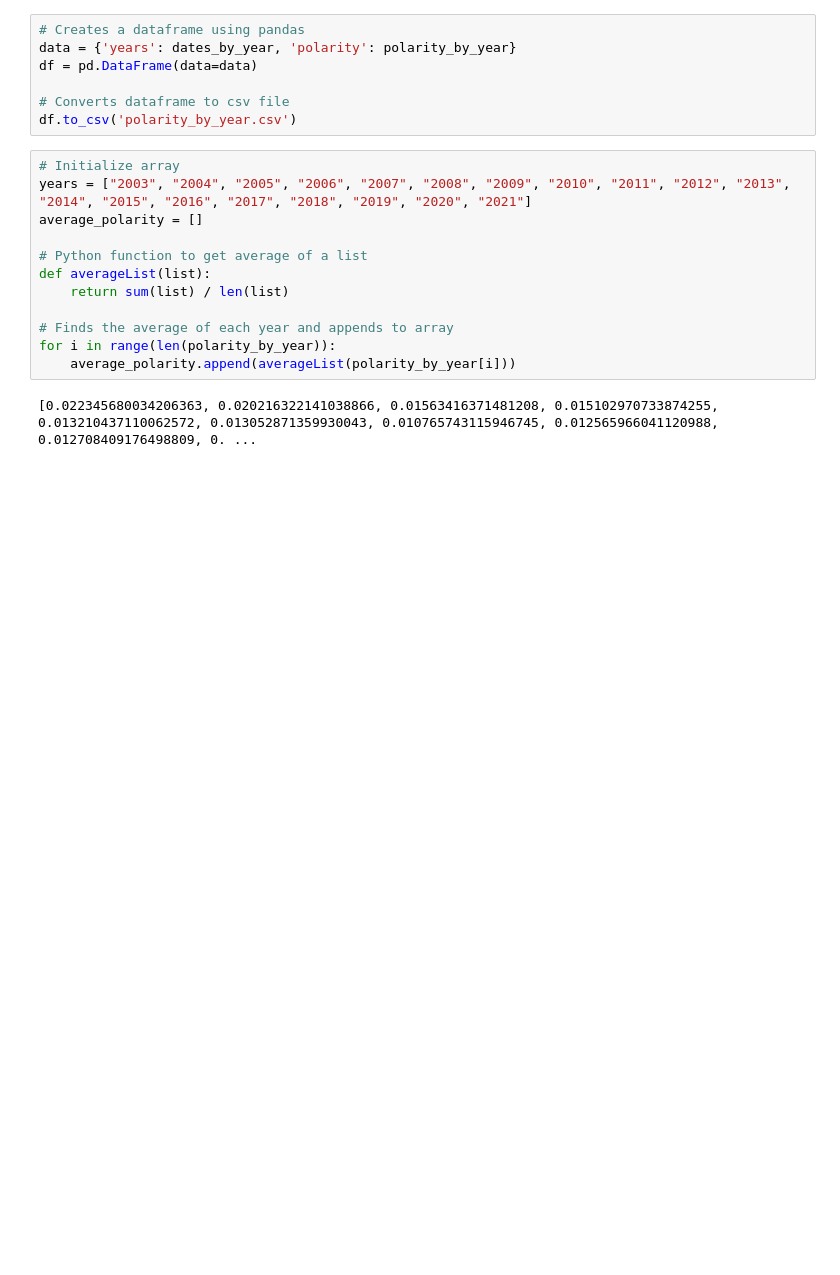
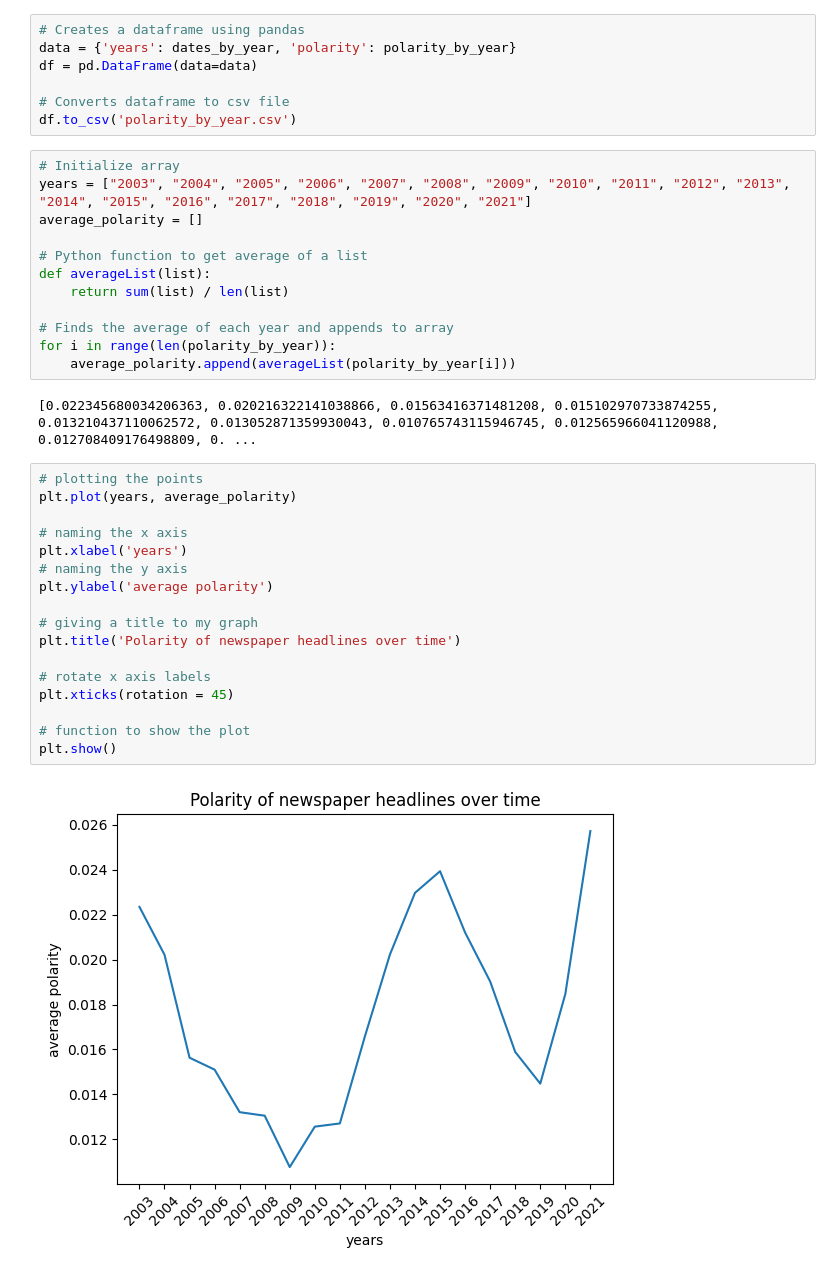
Before and after one commit to TejasTadikonda04/news-headlines, a Jupyter notebook: pre-trained/pre-trained-model.ipynb, the cells around one changed output. Saved outputs shown, nothing was run; the diff lists cells and outputs as text; blank space fills up the shorter version.

Commit message:
plotted yearly  average for pre trained model

```diff
--- a/pre-trained/pre-trained-model.ipynb
+++ b/pre-trained/pre-trained-model.ipynb
@@ -64,3 +64,22 @@ for i in range(len(polarity_by_year)):
     average_polarity.append(averageList(polarity_by_year[i]))
 # %% [output]
 [0.022345680034206363, 0.020216322141038866, 0.01563416371481208, 0.015102970733874255, 0.013210437110062572, 0.013052871359930043, 0.010765743115946745, 0.012565966041120988, 0.012708409176498809, 0. ...
+# %%
+# plotting the points
+plt.plot(years, average_polarity)
+
+# naming the x axis
+plt.xlabel('years')
+# naming the y axis
+plt.ylabel('average polarity')
+
+# giving a title to my graph
+plt.title('Polarity of newspaper headlines over time')
+
+# rotate x axis labels
+plt.xticks(rotation = 45)
+
+# function to show the plot
+plt.show()
+# %% [output]
+[figure, added]
```
